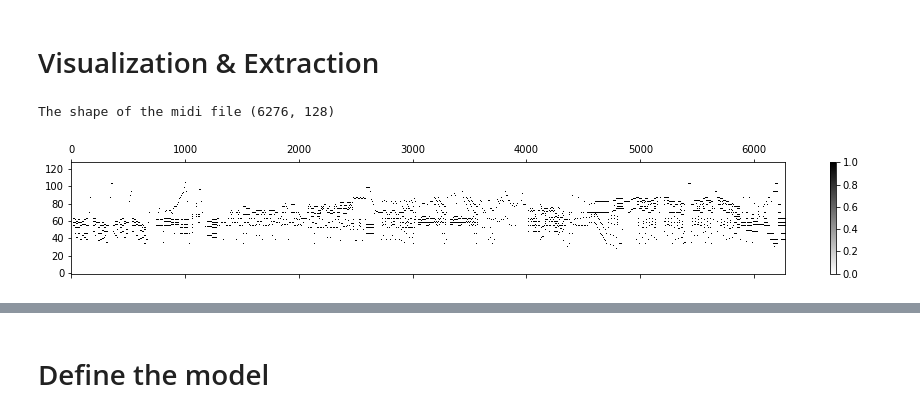
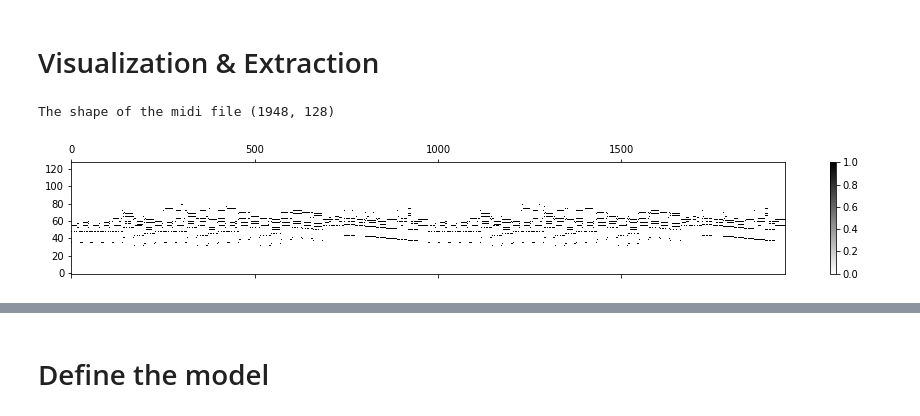
Before and after one commit to jcberntsson/music-generation-project, a Jupyter notebook: Main.ipynb, the cells around one changed output, grey strips where cells are left out. Cells and saved outputs as stored; diff of their text form; code cells hidden in the pictures.

```diff
--- a/Main.ipynb
+++ b/Main.ipynb
@@ -7,41 +22,4 @@ import matplotlib.pyplot as plt
 import os
-# %%
-def generate_combine_piano_roll(midi_data, fs):
-    mat = None
-    added = 0
-    for inst in midi_data.instruments:
-        inst.remove_invalid_notes()
-        if inst.is_drum == False:# and inst.program == 0:
-            inst_mat = inst.get_piano_roll(fs=fs)
-            if mat is None:
-                mat = inst_mat
-            elif inst_mat.shape == mat.shape:
-                mat += inst_mat
-            elif inst_mat.shape[1] < mat.shape[1]:
-                inst_mat = np.pad(inst_mat, ((0,0),(0,mat.shape[1]-inst_mat.shape[1])), mode='constant')
-                mat += inst_mat
-            else:
-                mat = np.pad(mat, ((0,0),(0,inst_mat.shape[1] - mat.shape[1])), mode='constant')
-                mat += inst_mat
-            added += 1
-
-    if mat is None:
-        return None
-
-    mat[mat > 0] = 1
-    return mat.T
-
-def split_sample(sample, length, n_samples=None):
-    (time_steps, pitch_level) = sample.shape
-    if n_samples == None:
-        n_samples = int(time_steps / length)
-    samples = np.zeros((n_samples, length, pitch_level))
-    max_start = time_steps - length
-    for i in range(0, n_samples):
-        start = int(i * max_start / n_samples)
-        end = start + length
-        samples[i] = sample[start:end, :]
-    return samples
 # %% [markdown]
 # Constants
 Used for midi file frequency, pitch length and offset, and sample length.
@@ -55,17 +33,17 @@ LENGTH = 128
 # %%
 # Visualize a midi file
 %matplotlib inline
-midi_data = pretty_midi.PrettyMIDI('datasets/zelda/overwrld.mid')
+midi_data = pretty_midi.PrettyMIDI('datasets/zelda/darkwrld.mid')
 
 mat = generate_combine_piano_roll(midi_data, FS)
 print("The shape of the midi file", mat.shape)
 cax = plt.matshow(mat.T, aspect="auto", vmin=0, vmax=1, cmap="gray_r")
 plt.colorbar(cax)
 plt.gca().invert_yaxis()
 plt.show()
 # %% [output]
-The shape of the midi file (6276, 128)
+The shape of the midi file (1948, 128)
-[figure, old version]
+[figure, new version]
 # %%
 # Visualize all the training data
 %matplotlib inline
```
Also changed, not shown: parts of 12 cells of this notebook, 2 other files.
